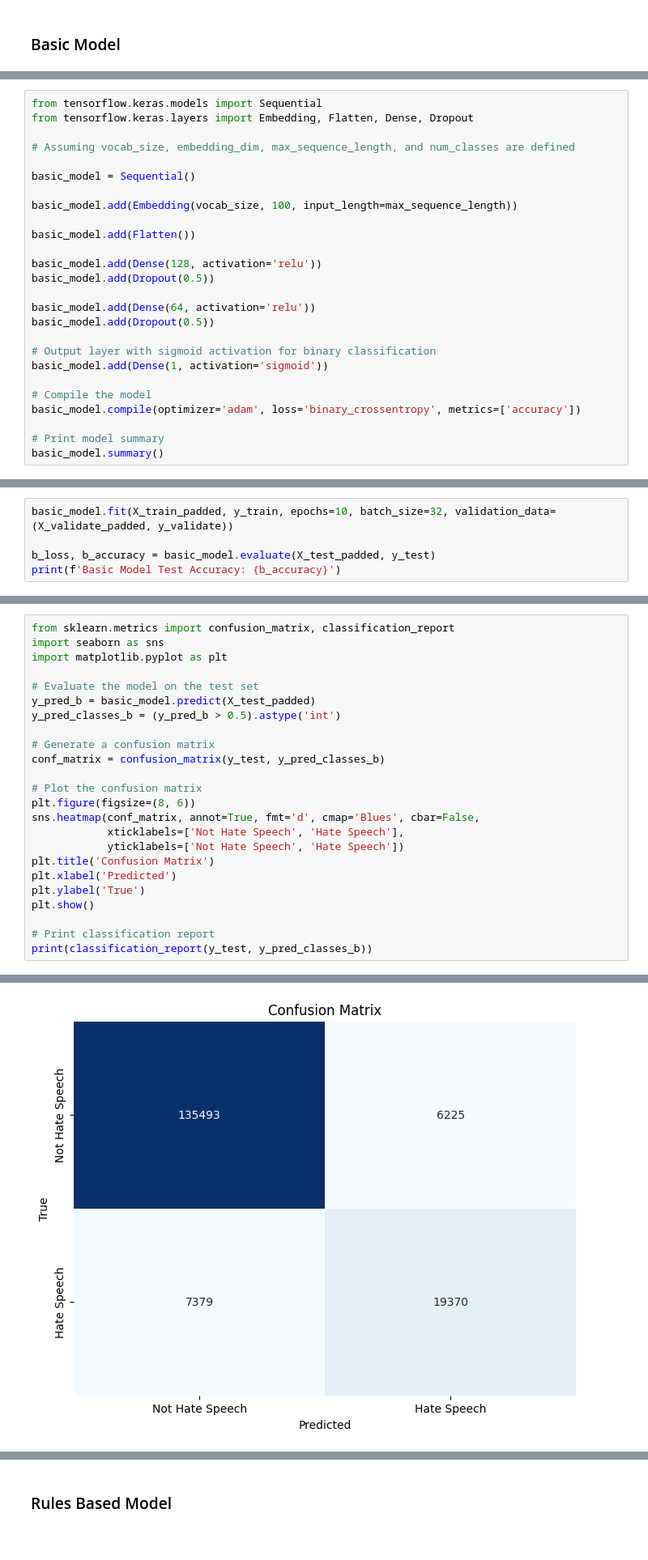
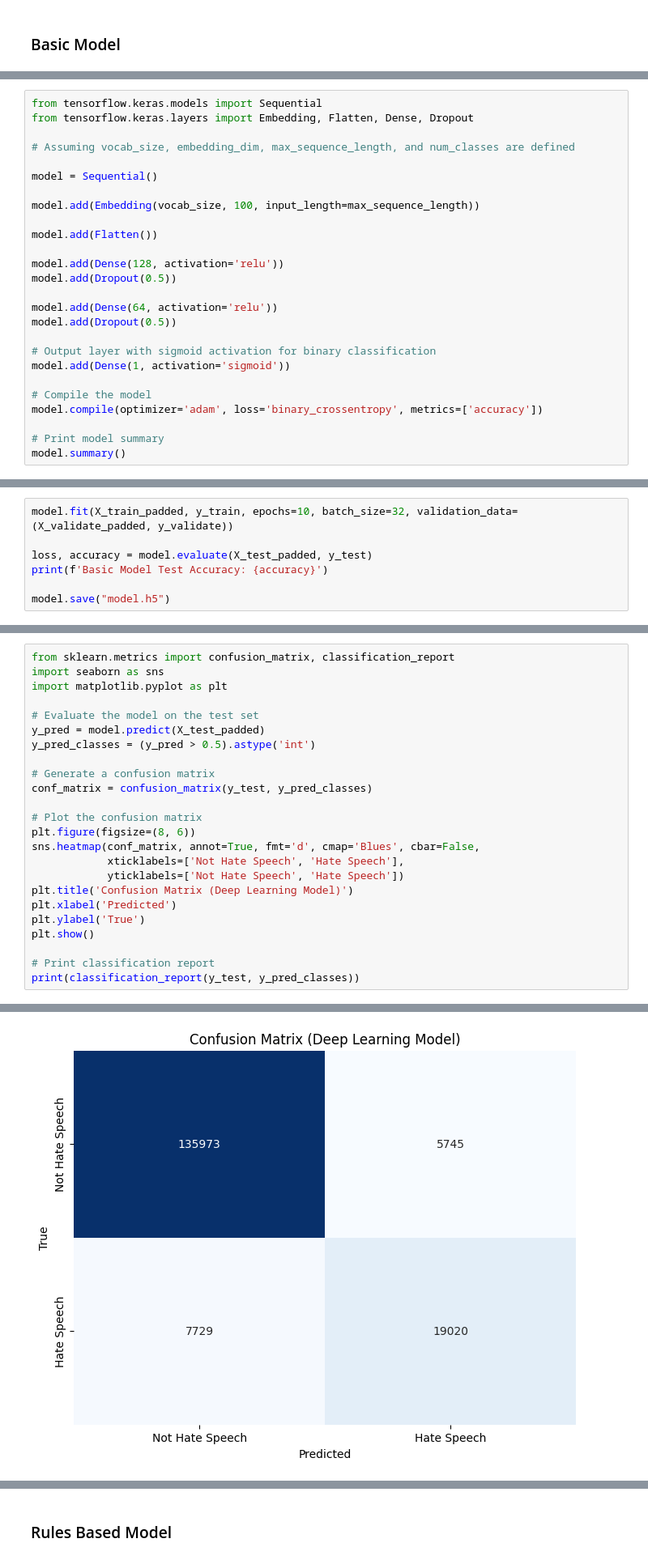
Before and after one commit to zschaub/ADL-Content-Moderation, a Jupyter notebook: content_moderation.ipynb, the cells around one changed output, grey strips where cells are left out. Shown: that part at 81% size. Cells and saved outputs as stored; diff of their text form.

```diff
--- a/content_moderation.ipynb
+++ b/content_moderation.ipynb
@@ -223,24 +229,24 @@ from tensorflow.keras.layers import Embedding, Flatten, Dense, Dropout
 
 # Assuming vocab_size, embedding_dim, max_sequence_length, and num_classes are defined
 
-basic_model = Sequential()
+model = Sequential()
 
-basic_model.add(Embedding(vocab_size, 100, input_length=max_sequence_length))
+model.add(Embedding(vocab_size, 100, input_length=max_sequence_length))
 
-basic_model.add(Flatten())
+model.add(Flatten())
 
-basic_model.add(Dense(128, activation='relu'))
-basic_model.add(Dropout(0.5))
+model.add(Dense(128, activation='relu'))
+model.add(Dropout(0.5))
 
-basic_model.add(Dense(64, activation='relu'))
-basic_model.add(Dropout(0.5))
+model.add(Dense(64, activation='relu'))
+model.add(Dropout(0.5))
 
 # Output layer with sigmoid activation for binary classification
-basic_model.add(Dense(1, activation='sigmoid'))
+model.add(Dense(1, activation='sigmoid'))
 
 # Compile the model
-basic_model.compile(optimizer='adam', loss='binary_crossentropy', metrics=['accuracy'])
+model.compile(optimizer='adam', loss='binary_crossentropy', metrics=['accuracy'])
 
 # Print model summary
-basic_model.summary()
+model.summary()
 # %% [output]
@@ -264,7 +280,9 @@ _________________________________________________________________
 # %%
-basic_model.fit(X_train_padded, y_train, epochs=10, batch_size=32, validation_data=(X_validate_padded, y_validate))
+model.fit(X_train_padded, y_train, epochs=10, batch_size=32, validation_data=(X_validate_padded, y_validate))
 
-b_loss, b_accuracy = basic_model.evaluate(X_test_padded, y_test)
-print(f'Basic Model Test Accuracy: {b_accuracy}')
+loss, accuracy = model.evaluate(X_test_padded, y_test)
+print(f'Basic Model Test Accuracy: {accuracy}')
+
+model.save("model.h5")
 # %% [output]
 Epoch 1/10
@@ -290,22 +315,22 @@ import seaborn as sns
 import matplotlib.pyplot as plt
 
 # Evaluate the model on the test set
-y_pred_b = basic_model.predict(X_test_padded)
-y_pred_classes_b = (y_pred_b > 0.5).astype('int')
+y_pred = model.predict(X_test_padded)
+y_pred_classes = (y_pred > 0.5).astype('int')
 
 # Generate a confusion matrix
-conf_matrix = confusion_matrix(y_test, y_pred_classes_b)
+conf_matrix = confusion_matrix(y_test, y_pred_classes)
 
 # Plot the confusion matrix
 plt.figure(figsize=(8, 6))
 sns.heatmap(conf_matrix, annot=True, fmt='d', cmap='Blues', cbar=False,
             xticklabels=['Not Hate Speech', 'Hate Speech'],
             yticklabels=['Not Hate Speech', 'Hate Speech'])
-plt.title('Confusion Matrix')
+plt.title('Confusion Matrix (Deep Learning Model)')
 plt.xlabel('Predicted')
 plt.ylabel('True')
 plt.show()
 
 # Print classification report
-print(classification_report(y_test, y_pred_classes_b))
+print(classification_report(y_test, y_pred_classes))
 # %% [output]
@@ -313,4 +338,4 @@ print(classification_report(y_test, y_pred_classes_b))
-[figure, old version]
+[figure, new version]
               precision    recall  f1-score   support
 
            0       0.95      0.96      0.95    141718
```
Also changed, not shown: parts of 7 cells of this notebook, 4 other files.
